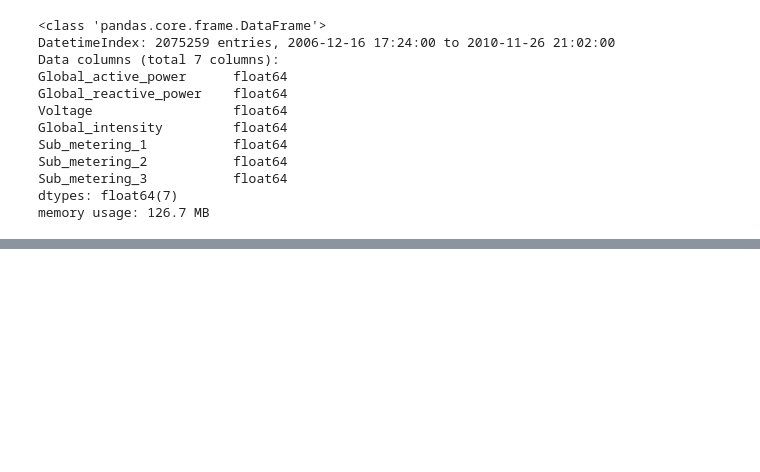
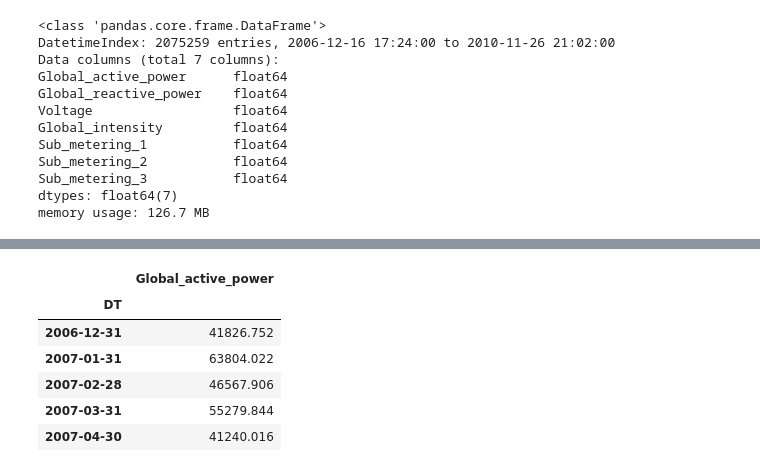
Before and after one commit to divya-nk/data-challenges, a Jupyter notebook: Untitled.ipynb, the cells around one changed output, grey strips where cells are left out. Cells and saved outputs as stored; diff of their text form; code cells hidden in the pictures; blank space fills up the shorter version.

```diff
--- a/Untitled.ipynb
+++ b/Untitled.ipynb
@@ -171,0 +177,12 @@ memory usage: 126.7 MB
+# %%
+#Too many rows, let's resample the dataset to reflect monthly consumption:
+data_monthly = data3[['Global_active_power']].resample('M').sum()
+data_monthly.head()
+# %% [output]
+|  | Global_active_power |
+| DT |  |
+| 2006-12-31 | 41826.752 |
+| 2007-01-31 | 63804.022 |
+| 2007-02-28 | 46567.906 |
+| 2007-03-31 | 55279.844 |
+| 2007-04-30 | 41240.016 |
```
Also changed, not shown: parts of 3 cells of this notebook.
